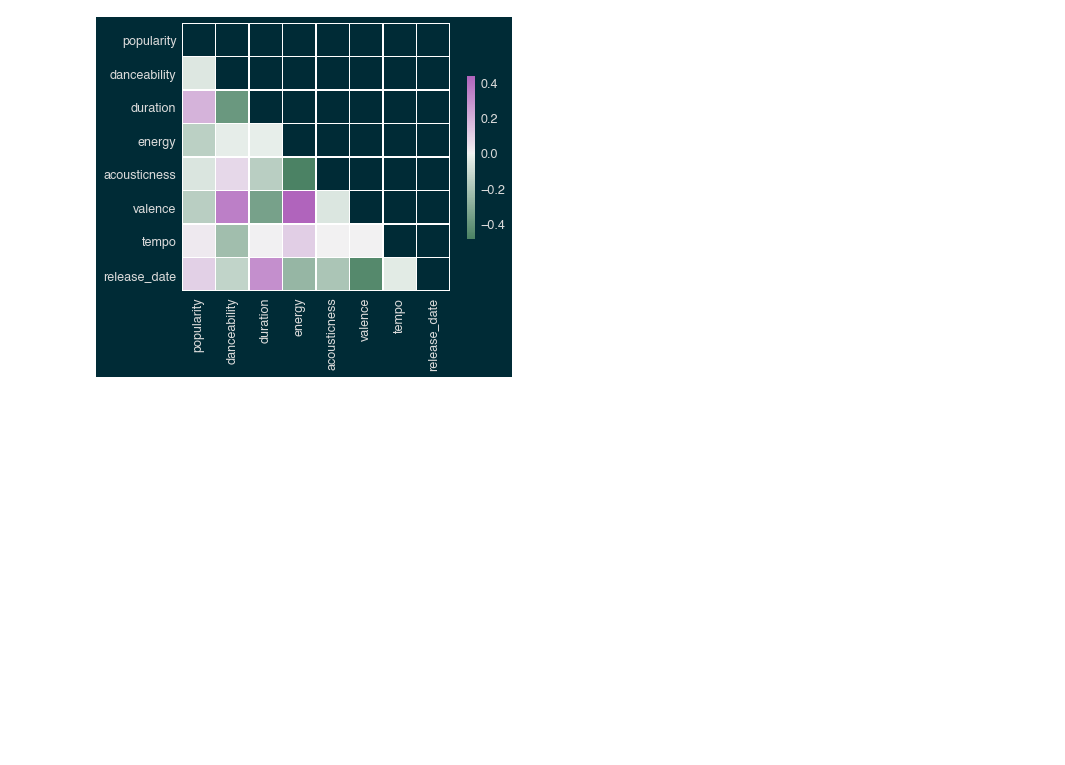
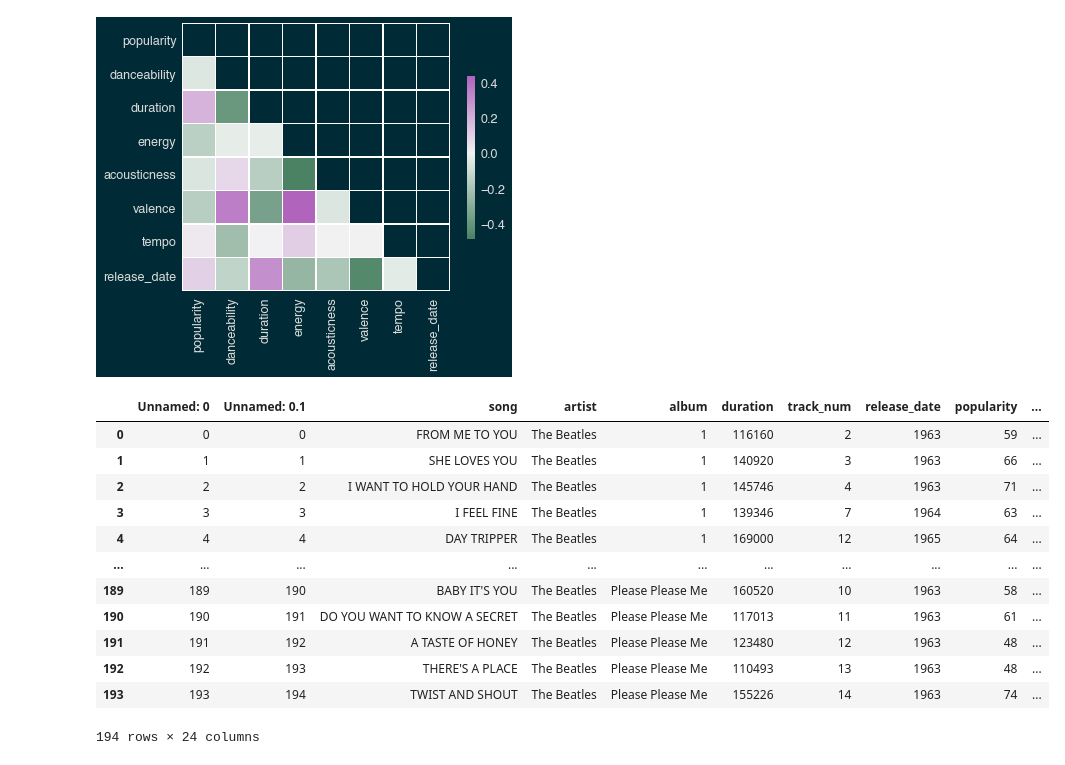
Before and after one commit to parallel-parker/beatles_analysis, a Jupyter notebook: Capstone/Notebooks/Capstone_clean_up_and_EDA.ipynb, the cells around one changed output. Saved outputs shown, nothing was run; the diff lists cells and outputs as text; code cells hidden in the pictures; blank space fills up the shorter version.

```diff
--- a/Capstone/Notebooks/Capstone_clean_up_and_EDA.ipynb
+++ b/Capstone/Notebooks/Capstone_clean_up_and_EDA.ipynb
@@ -379,3 +381,19 @@ sns.heatmap(corr, cmap=cmap, mask = mask, center=0,
             square=True, linewidths=.5, cbar_kws={"shrink": .5});
 # %% [output]
 [figure]
+# %%
+beatles_final
+# %% [output]
+|  | Unnamed: 0 | Unnamed: 0.1 | song | artist | album | duration | track_num | release_date | popularity | ... |
+| 0 | 0 | 0 | FROM ME TO YOU | The Beatles | 1 | 116160 | 2 | 1963 | 59 | ... |
+| 1 | 1 | 1 | SHE LOVES YOU | The Beatles | 1 | 140920 | 3 | 1963 | 66 | ... |
+| 2 | 2 | 2 | I WANT TO HOLD YOUR HAND | The Beatles | 1 | 145746 | 4 | 1963 | 71 | ... |
+| 3 | 3 | 3 | I FEEL FINE | The Beatles | 1 | 139346 | 7 | 1964 | 63 | ... |
+| 4 | 4 | 4 | DAY TRIPPER | The Beatles | 1 | 169000 | 12 | 1965 | 64 | ... |
+| ... | ... | ... | ... | ... | ... | ... | ... | ... | ... | ... |
+| 189 | 189 | 190 | BABY IT'S YOU | The Beatles | Please Please Me | 160520 | 10 | 1963 | 58 | ... |
+| 190 | 190 | 191 | DO YOU WANT TO KNOW A SECRET | The Beatles | Please Please Me | 117013 | 11 | 1963 | 61 | ... |
+| 191 | 191 | 192 | A TASTE OF HONEY | The Beatles | Please Please Me | 123480 | 12 | 1963 | 48 | ... |
+| 192 | 192 | 193 | THERE'S A PLACE | The Beatles | Please Please Me | 110493 | 13 | 1963 | 48 | ... |
+| 193 | 193 | 194 | TWIST AND SHOUT | The Beatles | Please Please Me | 155226 | 14 | 1963 | 74 | ... |
+194 rows × 24 columns
```
Also changed, not shown: parts of 8 cells of this notebook, 7 other files.
